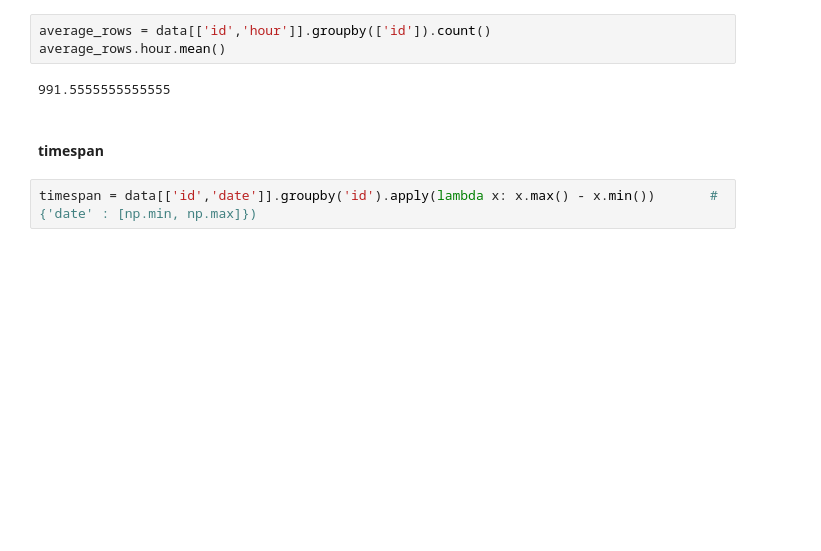
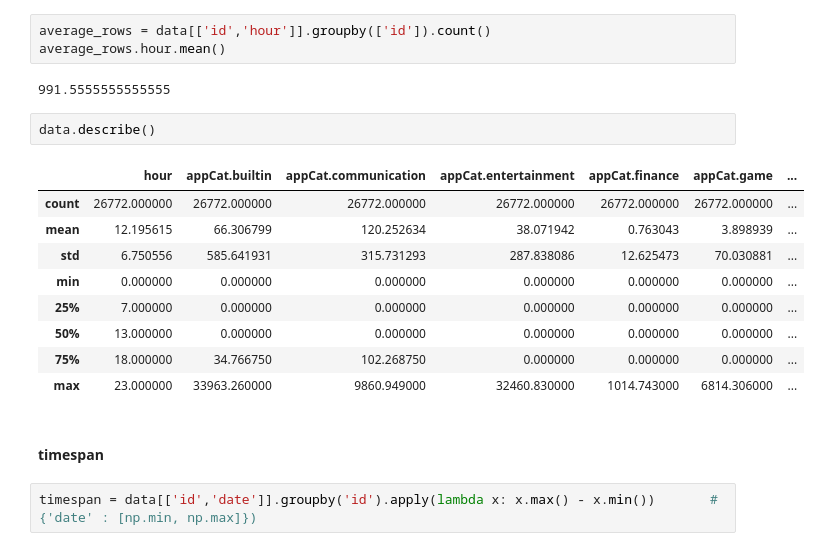
Before and after one commit to benplatten/DMT_A1, a Jupyter notebook: eda.ipynb, the cells around one changed output. Drawn from its saved outputs; the diff is of its cells as text; blank space fills up the shorter version.

```diff
--- a/eda.ipynb
+++ b/eda.ipynb
@@ -93,6 +195,18 @@ average_rows = data[['id','hour']].groupby(['id']).count()
 average_rows.hour.mean()
 # %% [output]
 991.5555555555555
+# %%
+data.describe()
+# %% [output]
+|  | hour | appCat.builtin | appCat.communication | appCat.entertainment | appCat.finance | appCat.game | ... |
+| count | 26772.000000 | 26772.000000 | 26772.000000 | 26772.000000 | 26772.000000 | 26772.000000 | ... |
+| mean | 12.195615 | 66.306799 | 120.252634 | 38.071942 | 0.763043 | 3.898939 | ... |
+| std | 6.750556 | 585.641931 | 315.731293 | 287.838086 | 12.625473 | 70.030881 | ... |
+| min | 0.000000 | 0.000000 | 0.000000 | 0.000000 | 0.000000 | 0.000000 | ... |
+| 25% | 7.000000 | 0.000000 | 0.000000 | 0.000000 | 0.000000 | 0.000000 | ... |
+| 50% | 13.000000 | 0.000000 | 0.000000 | 0.000000 | 0.000000 | 0.000000 | ... |
+| 75% | 18.000000 | 34.766750 | 102.268750 | 0.000000 | 0.000000 | 0.000000 | ... |
+| max | 23.000000 | 33963.260000 | 9860.949000 | 32460.830000 | 1014.743000 | 6814.306000 | ... |
 # %% [markdown]
 #### timespan
 # %%
```
Also changed, not shown: parts of 21 cells of this notebook, 3 other files.
